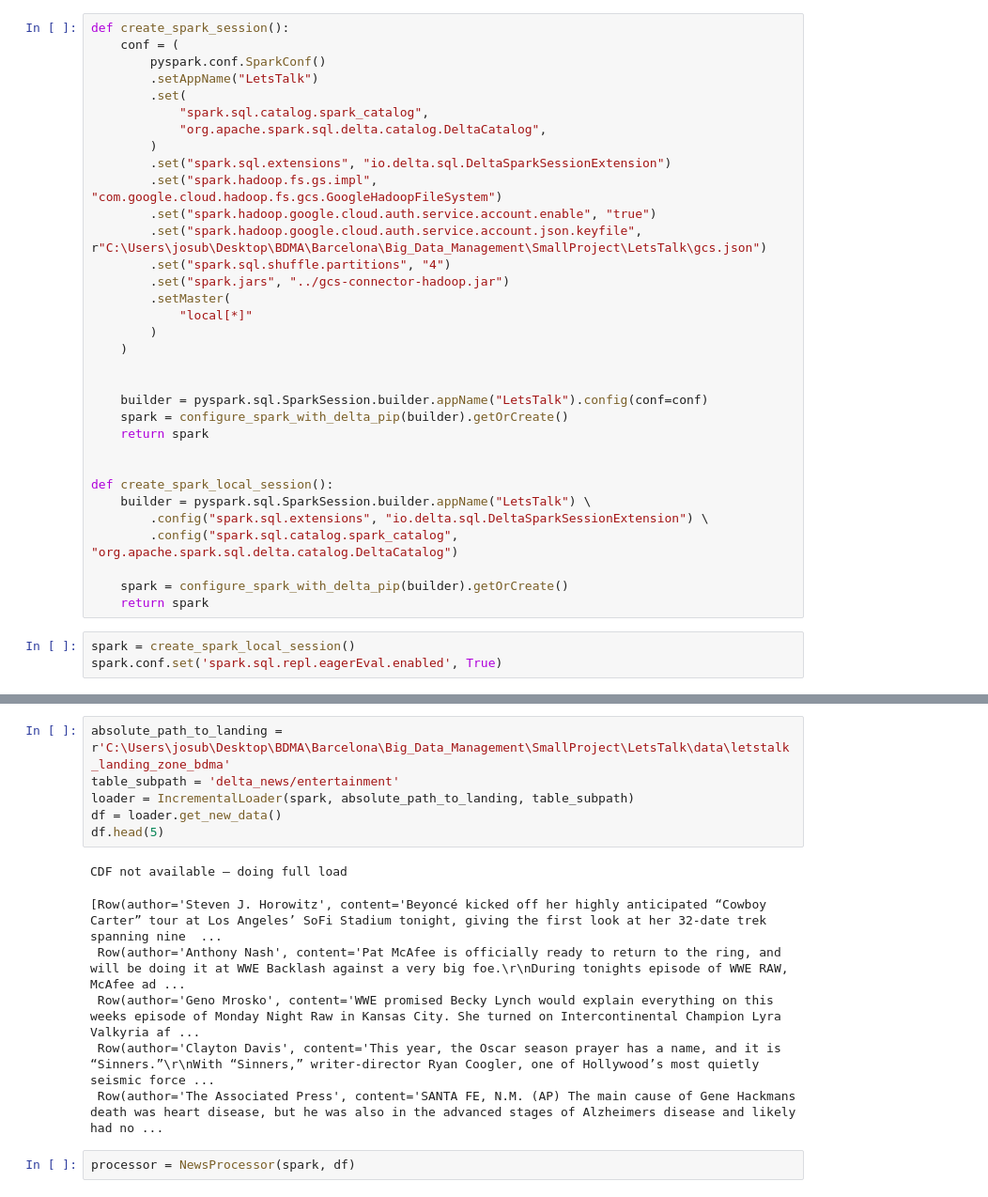
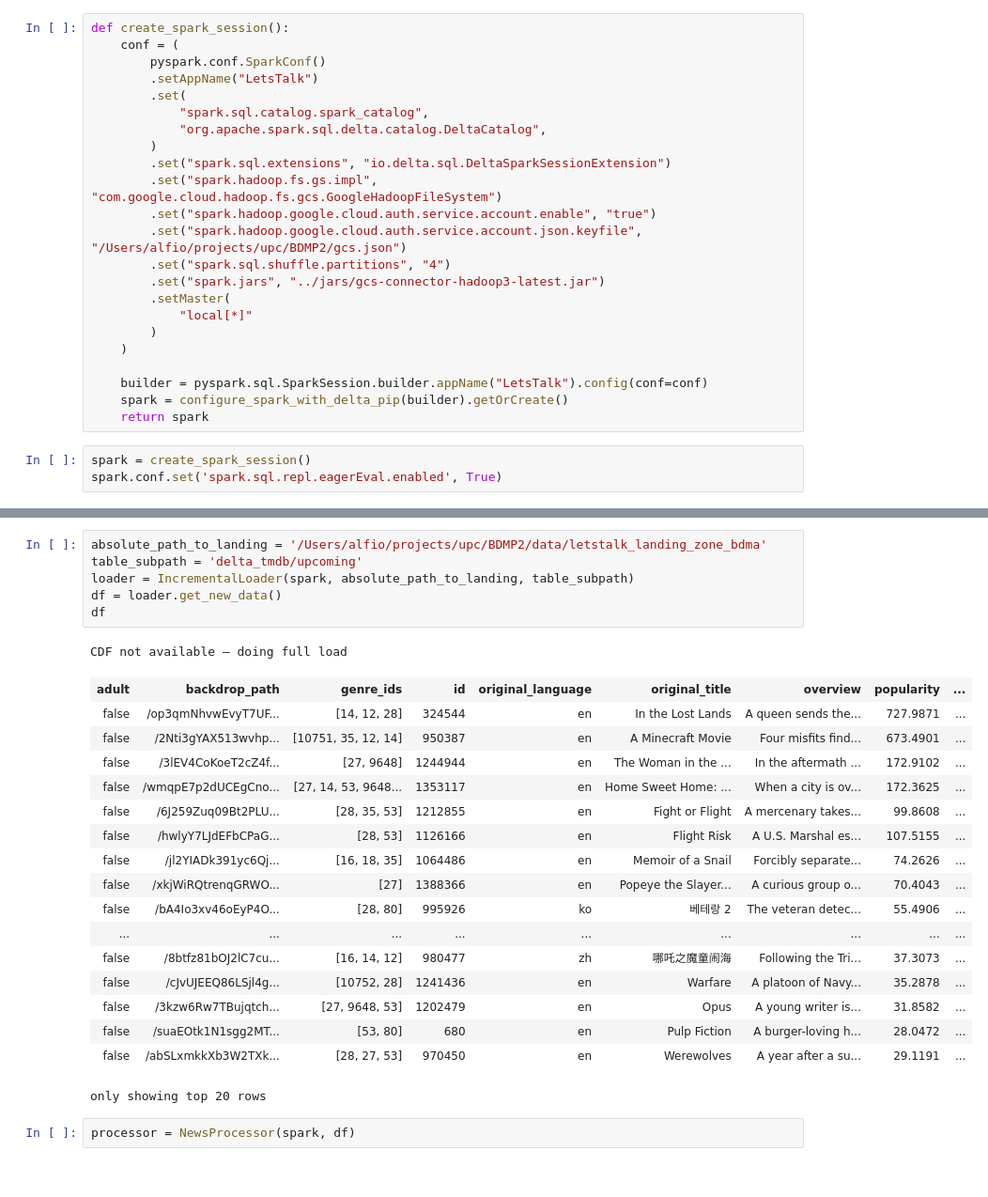
Before and after one commit to Carda01/LetsTalk, a Jupyter notebook: notebooks/explore_landing.ipynb, the cells around one changed output, grey strips where cells are left out. Shown at 94% size. Drawn from its saved outputs; the diff is of its cells as text.

```diff
--- a/notebooks/explore_landing.ipynb
+++ b/notebooks/explore_landing.ipynb
@@ -35,27 +23,17 @@ def create_spark_session():
         .set("spark.sql.extensions", "io.delta.sql.DeltaSparkSessionExtension")
         .set("spark.hadoop.fs.gs.impl", "com.google.cloud.hadoop.fs.gcs.GoogleHadoopFileSystem")
         .set("spark.hadoop.google.cloud.auth.service.account.enable", "true")
-        .set("spark.hadoop.google.cloud.auth.service.account.json.keyfile", r"C:\Users\josub\Desktop\BDMA\Barcelona\Big_Data_Management\SmallProject\LetsTalk\gcs.json")
+        .set("spark.hadoop.google.cloud.auth.service.account.json.keyfile", "/Users/alfio/projects/upc/BDMP2/gcs.json")
         .set("spark.sql.shuffle.partitions", "4")
-        .set("spark.jars", "../gcs-connector-hadoop.jar")
+        .set("spark.jars", "../jars/gcs-connector-hadoop3-latest.jar")
         .setMaster(
             "local[*]"
         )
     )
 
-
     builder = pyspark.sql.SparkSession.builder.appName("LetsTalk").config(conf=conf)
     spark = configure_spark_with_delta_pip(builder).getOrCreate()
     return spark
-
-
-def create_spark_local_session():
-    builder = pyspark.sql.SparkSession.builder.appName("LetsTalk") \
-        .config("spark.sql.extensions", "io.delta.sql.DeltaSparkSessionExtension") \
-        .config("spark.sql.catalog.spark_catalog", "org.apache.spark.sql.delta.catalog.DeltaCatalog")
-
-    spark = configure_spark_with_delta_pip(builder).getOrCreate()
-    return spark
 # %%
-spark = create_spark_local_session()
+spark = create_spark_session()
 spark.conf.set('spark.sql.repl.eagerEval.enabled', True)
@@ -85,16 +59,28 @@ spark.read.format("delta").load(control_table_path)
 # %%
-absolute_path_to_landing = r'C:\Users\josub\Desktop\BDMA\Barcelona\Big_Data_Management\SmallProject\LetsTalk\data\letstalk_landing_zone_bdma'
-table_subpath = 'delta_news/entertainment'
+absolute_path_to_landing = '/Users/alfio/projects/upc/BDMP2/data/letstalk_landing_zone_bdma'
+table_subpath = 'delta_tmdb/upcoming'
 loader = IncrementalLoader(spark, absolute_path_to_landing, table_subpath)
 df = loader.get_new_data()
-df.head(5)
+df
 # %% [output]
 CDF not available — doing full load
+| adult | backdrop_path | genre_ids | id | original_language | original_title | overview | popularity | ... |
+| false | /op3qmNhvwEvyT7UF... | [14, 12, 28] | 324544 | en | In the Lost Lands | A queen sends the... | 727.9871 | ... |
+| false | /2Nti3gYAX513wvhp... | [10751, 35, 12, 14] | 950387 | en | A Minecraft Movie | Four misfits find... | 673.4901 | ... |
+| false | /3lEV4CoKoeT2cZ4f... | [27, 9648] | 1244944 | en | The Woman in the ... | In the aftermath ... | 172.9102 | ... |
+| false | /wmqpE7p2dUCEgCno... | [27, 14, 53, 9648... | 1353117 | en | Home Sweet Home: ... | When a city is ov... | 172.3625 | ... |
+| false | /6J259Zuq09Bt2PLU... | [28, 35, 53] | 1212855 | en | Fight or Flight | A mercenary takes... | 99.8608 | ... |
+| false | /hwlyY7LJdEFbCPaG... | [28, 53] | 1126166 | en | Flight Risk | A U.S. Marshal es... | 107.5155 | ... |
+| false | /jl2YIADk391yc6Qj... | [16, 18, 35] | 1064486 | en | Memoir of a Snail | Forcibly separate... | 74.2626 | ... |
+| false | /xkjWiRQtrenqGRWO... | [27] | 1388366 | en | Popeye the Slayer... | A curious group o... | 70.4043 | ... |
+| false | /bA4Io3xv46oEyP4O... | [28, 80] | 995926 | ko | 베테랑 2 | The veteran detec... | 55.4906 | ... |
+| ... | ... | ... | ... | ... | ... | ... | ... | ... |
+| false | /8btfz81bOJ2lC7cu... | [16, 14, 12] | 980477 | zh | 哪吒之魔童闹海 | Following the Tri... | 37.3073 | ... |
+| false | /cJvUJEEQ86LSjl4g... | [10752, 28] | 1241436 | en | Warfare | A platoon of Navy... | 35.2878 | ... |
+| false | /3kzw6Rw7TBujqtch... | [27, 9648, 53] | 1202479 | en | Opus | A young writer is... | 31.8582 | ... |
+| false | /suaEOtk1N1sgg2MT... | [53, 80] | 680 | en | Pulp Fiction | A burger-loving h... | 28.0472 | ... |
+| false | /abSLxmkkXb3W2TXk... | [28, 27, 53] | 970450 | en | Werewolves | A year after a su... | 29.1191 | ... |
-[Row(author='Steven J. Horowitz', content='Beyoncé kicked off her highly anticipated “Cowboy Carter” tour at Los Angeles’ SoFi Stadium tonight, giving the first look at her 32-date trek spanning nine  ...
- Row(author='Anthony Nash', content='Pat McAfee is officially ready to return to the ring, and will be doing it at WWE Backlash against a very big foe.\r\nDuring tonights episode of WWE RAW, McAfee ad ...
- Row(author='Geno Mrosko', content='WWE promised Becky Lynch would explain everything on this weeks episode of Monday Night Raw in Kansas City. She turned on Intercontinental Champion Lyra Valkyria af ...
- Row(author='Clayton Davis', content='This year, the Oscar season prayer has a name, and it is “Sinners.”\r\nWith “Sinners,” writer-director Ryan Coogler, one of Hollywood’s most quietly seismic force ...
- Row(author='The Associated Press', content='SANTA FE, N.M. (AP) The main cause of Gene Hackmans death was heart disease, but he was also in the advanced stages of Alzheimers disease and likely had no ...
+only showing top 20 rows
 # %%
 processor = NewsProcessor(spark, df)
 # %%
```
Also changed, not shown: parts of 18 cells of this notebook, 1 other file.
